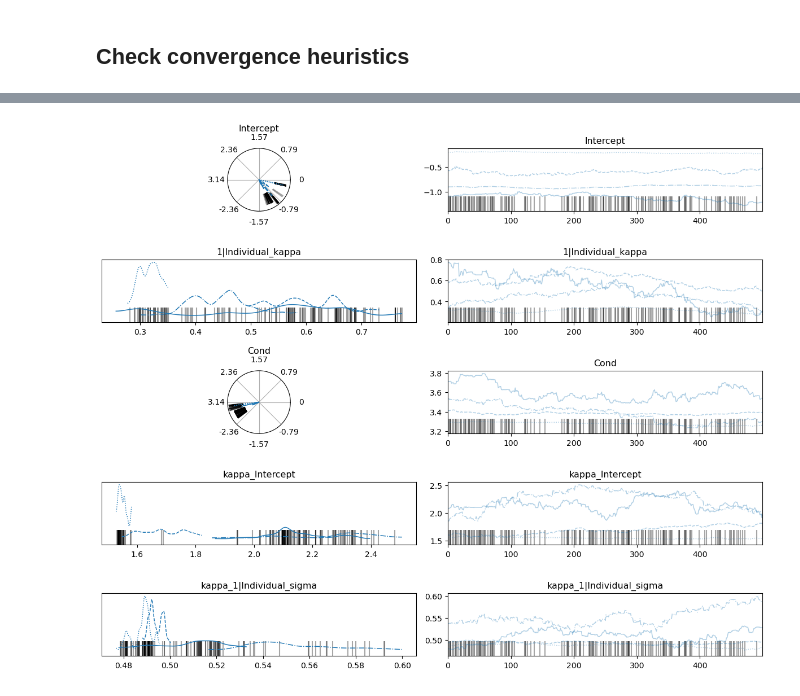
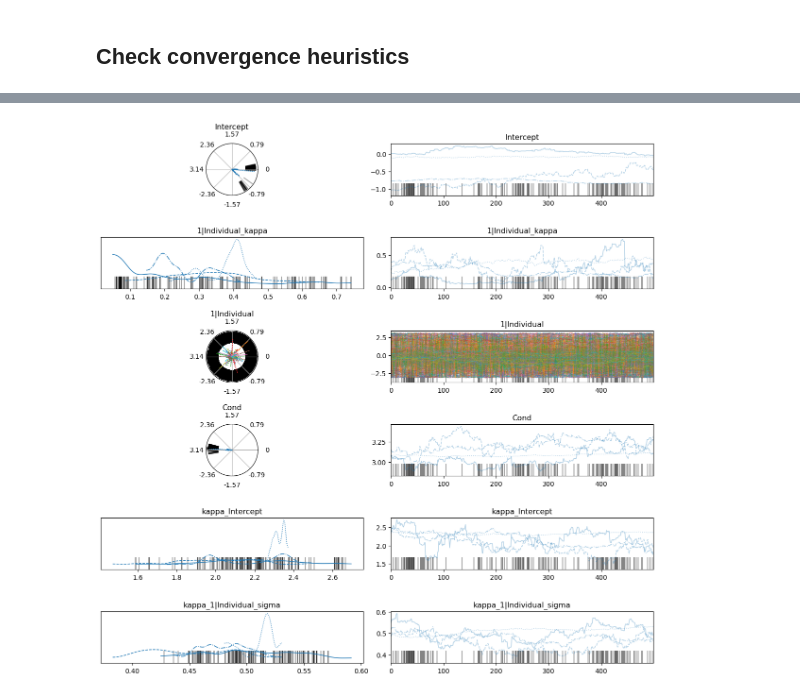
Before and after one commit to jgraving/unwrap, a Jupyter notebook: notebooks/polarization.ipynb, the cells around one changed output, grey strips where cells are left out. Drawn from its saved outputs; the diff is of its cells as text; code cells hidden in the pictures.

Commit message:
Testing more restrictive prior on kappa

```diff
--- a/notebooks/polarization.ipynb
+++ b/notebooks/polarization.ipynb
@@ -234,8 +234,7 @@ df['TwoAngle'] = df['RadAngle'].apply(lambda x: shifted_modulo(x*2) if pd.notnul
 df.head(n = 345)
 # #1st test, condition as a categorical
 df['Cond'] = df['PolAngle_rad'].astype('category')
-df_max = df[df['DoLP'] == 0.99 |
-            df['DoLP'] == 0.32] #20250327 add the 2nd most polarized condition to get more data to fit to
+df_max = df[df['DoLP'] > 0.31 ] #20250327 add the 2nd most polarized condition to get more data to fit to
 # Population mean as prior
 condata = df[df['Cond'] == 0 ] #just the data for polarizer to the North, expect a change of +-90° (x2 = 180°) for polarizer East
 mu_prior = circmean(condata['TwoAngle'])
@@ -253,19 +252,22 @@ priors = {
     # Fixed effects for μ:
     # "Intercept": CircularUniformPrior(), # Unbiased prior, pop mean can be in any direction
     # It is difficult to find the mean of uniformly distributed individual headings, may be better to anchor it
-    "Intercept": bmb.Prior("VonMises", mu=mu_prior, kappa=2.0),
+    "Intercept": bmb.Prior("VonMises", mu=mu_prior, kappa=10),
     # We expect the effect of condition to be a change of 180° (2 x 90°), most priors find this fairly well
-    "Cond": bmb.Prior("Normal", mu=0, sigma=90*np.pi/180), #
+    "Cond": bmb.Prior("Normal", mu=np.pi, sigma=90*np.pi/180), #
     # Individual-level effects for μ: #bias to high kappa appears to cause divergent transitions here; large sigma slows estimation; mu=log(30), sigma=0.1 appears to be a good compromise.
     "1|Individual": bmb.Prior(
         # Weak prior, individuals weakly clustered around pop mean
     # "VonMises", mu=0, kappa=bmb.Prior("LogNormal", mu=np.log(10), sigma=0.5)
+    # In these experiments, we have no expectation that beetles would choose the same direction in their 1st trial
     "VonMises", mu=0, kappa=bmb.Prior("HalfNormal", sigma=2.0)
     ),
     # Priors for the κ-model (inside the "kappa" dictionary):
     "kappa": {
         # Fixed effects for κ:
-        "Intercept": bmb.Prior("Normal", mu=inverse_softplus(2), sigma=1.0), # Across two trials the MLE for this should rainge from ≈1.5–2.8
+        # # Across two trials the MLE for this should range from ≈1.5–2.8
+        #20250327 try higher precision to make individual mean directions easier to estimate
+        "Intercept": bmb.Prior("Normal", mu=inverse_softplus(10), sigma=1.0),
         # Individual-level effects for κ:
         "1|Individual": bmb.Prior(
             "Normal", mu=0, sigma=bmb.Prior("LogNormal", mu=np.log(0.5), sigma=0.1) #Informative prior, individual differences in concentration are small
@@ -320,19 +355,21 @@ az.summary(
 # %%
 az.plot_trace(idata,
               var_names=["Intercept",
                "1|Individual_kappa",
+               "1|Individual",
                 "Cond",
                 "kappa_Intercept",
                "kappa_1|Individual_sigma",
                 ],
     circ_var_names=["Intercept",
                     "Cond",
+                    "1|Individual"
                     ]
 )
 plt.tight_layout()
 plt.show()
 # %% [output]
-[figure, old version]
+[figure, new version]
 # %%
 # #help with progressbar on Mac?
 # # https://discourse.pymc.io/t/progress-bar-not-showing-in-pymc3-3-11-1/6898/4
```
Also changed, not shown: parts of 2 cells of this notebook.
